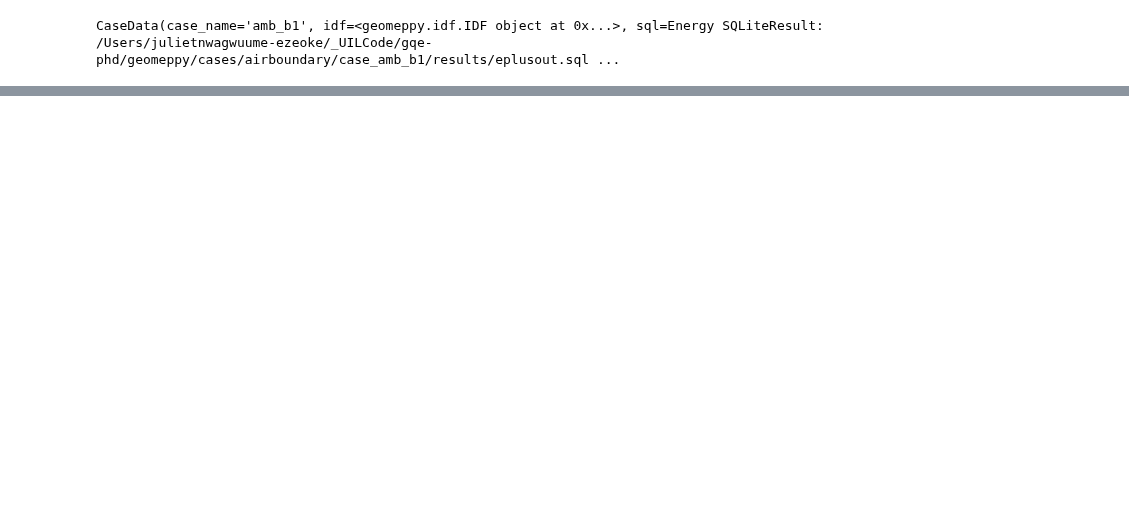
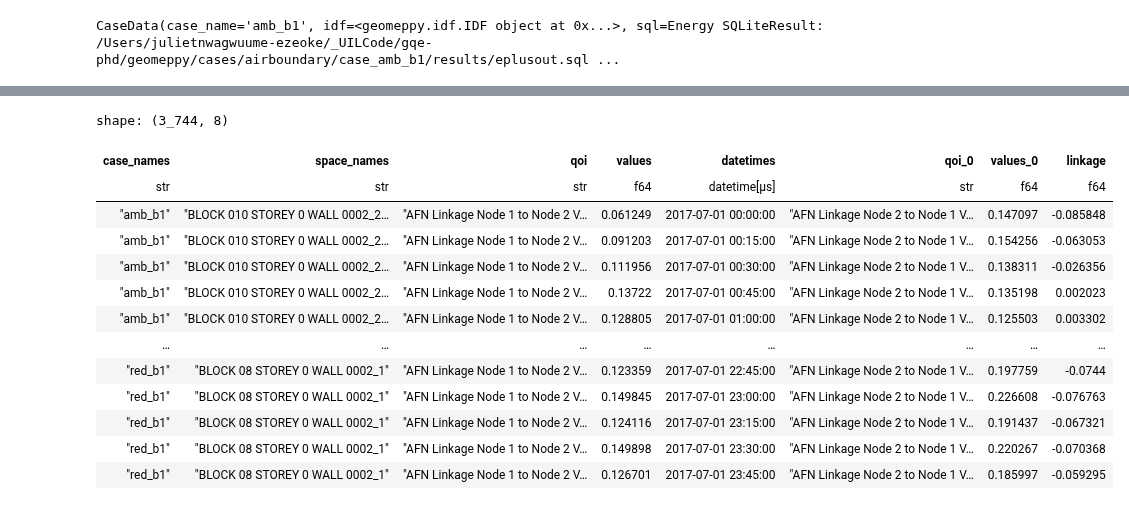
Before and after one commit to juliet29/plan2EPlus, a Jupyter notebook: _notebooks/t05_svg2plan.ipynb, the cells around one changed output, grey strips where cells are left out. Cells and saved outputs as stored; diff of their text form; code cells hidden in the pictures; blank space fills up the shorter version.

```diff
--- a/_notebooks/t05_svg2plan.ipynb
+++ b/_notebooks/t05_svg2plan.ipynb
@@ -295,0 +72,18 @@ AIRFLOWNETWORK:MULTIZONE:COMPONENT:SIMPLEOPENING,
+# %%
+df_link = df.with_columns(linkage=pl.col("values") - pl.col("values_0"))
+df_link
+# %% [output]
+shape: (3_744, 8)
+| case_names | space_names | qoi | values | datetimes | qoi_0 | values_0 | linkage |
+| str | str | str | f64 | datetime[μs] | str | f64 | f64 |
+| "amb_b1" | "BLOCK 010 STOREY 0 WALL 0002_2… | "AFN Linkage Node 1 to Node 2 V… | 0.061249 | 2017-07-01 00:00:00 | "AFN Linkage Node 2 to Node 1 V… | 0.147097 | -0.085848 |
+| "amb_b1" | "BLOCK 010 STOREY 0 WALL 0002_2… | "AFN Linkage Node 1 to Node 2 V… | 0.091203 | 2017-07-01 00:15:00 | "AFN Linkage Node 2 to Node 1 V… | 0.154256 | -0.063053 |
+| "amb_b1" | "BLOCK 010 STOREY 0 WALL 0002_2… | "AFN Linkage Node 1 to Node 2 V… | 0.111956 | 2017-07-01 00:30:00 | "AFN Linkage Node 2 to Node 1 V… | 0.138311 | -0.026356 |
+| "amb_b1" | "BLOCK 010 STOREY 0 WALL 0002_2… | "AFN Linkage Node 1 to Node 2 V… | 0.13722 | 2017-07-01 00:45:00 | "AFN Linkage Node 2 to Node 1 V… | 0.135198 | 0.002023 |
+| "amb_b1" | "BLOCK 010 STOREY 0 WALL 0002_2… | "AFN Linkage Node 1 to Node 2 V… | 0.128805 | 2017-07-01 01:00:00 | "AFN Linkage Node 2 to Node 1 V… | 0.125503 | 0.003302 |
+| … | … | … | … | … | … | … | … |
+| "red_b1" | "BLOCK 08 STOREY 0 WALL 0002_1" | "AFN Linkage Node 1 to Node 2 V… | 0.123359 | 2017-07-01 22:45:00 | "AFN Linkage Node 2 to Node 1 V… | 0.197759 | -0.0744 |
+| "red_b1" | "BLOCK 08 STOREY 0 WALL 0002_1" | "AFN Linkage Node 1 to Node 2 V… | 0.149845 | 2017-07-01 23:00:00 | "AFN Linkage Node 2 to Node 1 V… | 0.226608 | -0.076763 |
+| "red_b1" | "BLOCK 08 STOREY 0 WALL 0002_1" | "AFN Linkage Node 1 to Node 2 V… | 0.124116 | 2017-07-01 23:15:00 | "AFN Linkage Node 2 to Node 1 V… | 0.191437 | -0.067321 |
+| "red_b1" | "BLOCK 08 STOREY 0 WALL 0002_1" | "AFN Linkage Node 1 to Node 2 V… | 0.149898 | 2017-07-01 23:30:00 | "AFN Linkage Node 2 to Node 1 V… | 0.220267 | -0.070368 |
+| "red_b1" | "BLOCK 08 STOREY 0 WALL 0002_1" | "AFN Linkage Node 1 to Node 2 V… | 0.126701 | 2017-07-01 23:45:00 | "AFN Linkage Node 2 to Node 1 V… | 0.185997 | -0.059295 |
```
Also changed, not shown: parts of 31 cells of this notebook, 7 other files.
